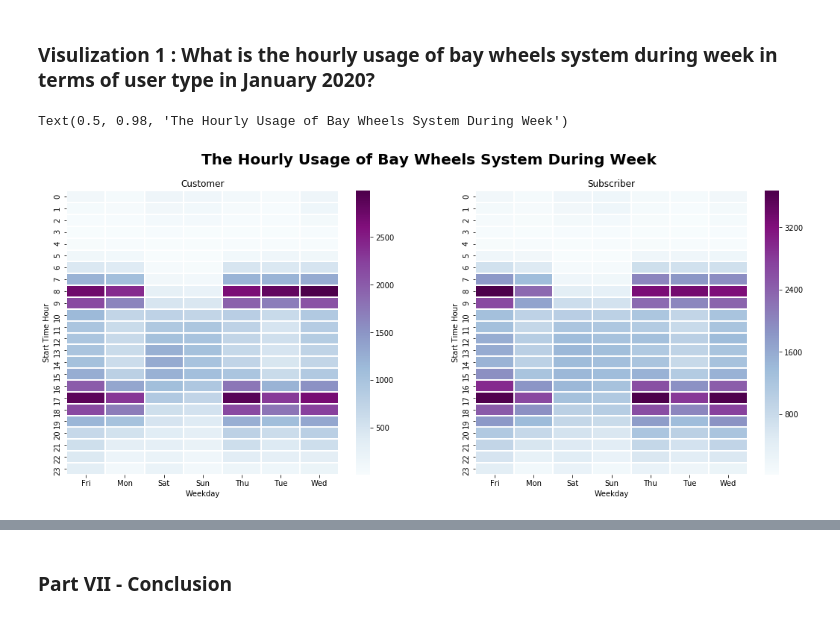
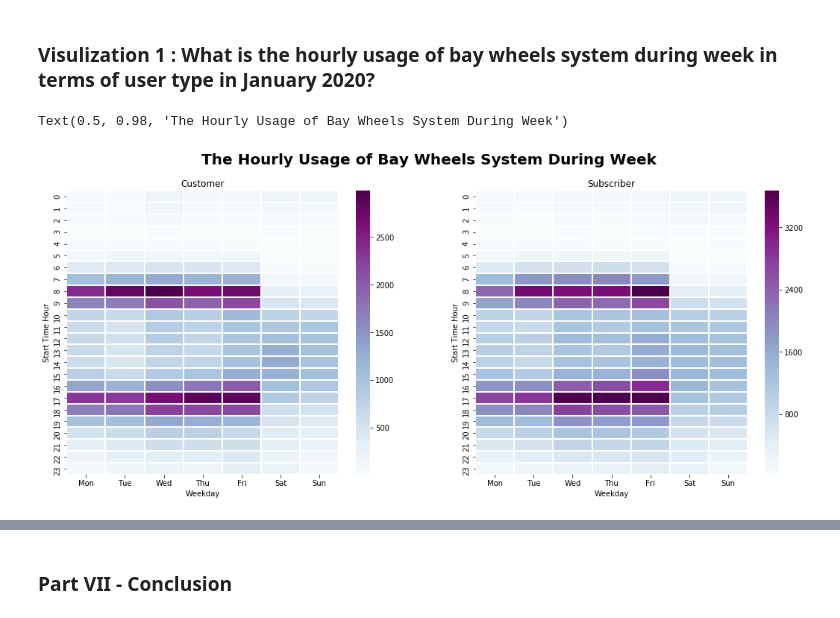
Before and after one commit to Rapter1990/Udacity-Data-Analyst-Nanodegree, a Jupyter notebook: P5_Communicate_Data_Findings/bay_wheels_project_analysis.ipynb, the cells around one changed output, grey strips where cells are left out. Drawn from its saved outputs; the diff is of its cells as text; code cells hidden in the pictures.

```diff
--- a/P5_Communicate_Data_Findings/bay_wheels_project_analysis.ipynb
+++ b/P5_Communicate_Data_Findings/bay_wheels_project_analysis.ipynb
@@ -585,28 +695,33 @@ g.fig.suptitle('Weekday usage of Bay Wheels System per user type', y=1, fontsize
 ### Visulization 1 : What is the hourly usage of bay wheels system during week in terms of user type in January 2020?
 # %%
 plt.figure(figsize=(18,7))
+
+# Setting the weekday consecutively
+bay_wheels_main_df['start_time_weekday_abbr'] = pd.Categorical(bay_wheels_main_df['start_time_weekday_abbr'],
+                                                categories=['Mon','Tue','Wed','Thu','Fri','Sat', 'Sun'],
+                                                ordered=True)
 
 # heatmap for customers
 plt.subplot(1, 2, 1)
 df_customer = bay_wheels_main_df.query('user_type == "Customer"').groupby(["start_time_hour", "start_time_weekday_abbr"])["bike_id"].size().reset_index()
 df_customer = df_customer.pivot("start_time_hour", "start_time_weekday_abbr", "bike_id")
 sns.heatmap(df_customer, cmap="BuPu", linewidths=1 )
 
 plt.title("Customer", y=1)
 plt.xlabel('Weekday')
 plt.ylabel('Start Time Hour')
 
 # heatmap for subscribers
 plt.subplot(1, 2, 2)
 df_subscriber = bay_wheels_main_df.query('user_type == "Subscriber"').groupby(["start_time_hour", "start_time_weekday_abbr"])["bike_id"].size().reset_index()
 df_subscriber = df_subscriber.pivot("start_time_hour", "start_time_weekday_abbr", "bike_id")
 sns.heatmap(df_subscriber, cmap="BuPu", linewidths=1)
 
 plt.title("Subscriber", y = 1)
 plt.xlabel('Weekday')
 plt.ylabel('Start Time Hour');
 
 plt.suptitle('The Hourly Usage of Bay Wheels System During Week', fontsize=20, fontweight="semibold")
 # %% [output]
 Text(0.5, 0.98, 'The Hourly Usage of Bay Wheels System During Week')
-[figure, old version]
+[figure, new version]
```
Also changed, not shown: parts of 23 cells of this notebook, 1 other file.
